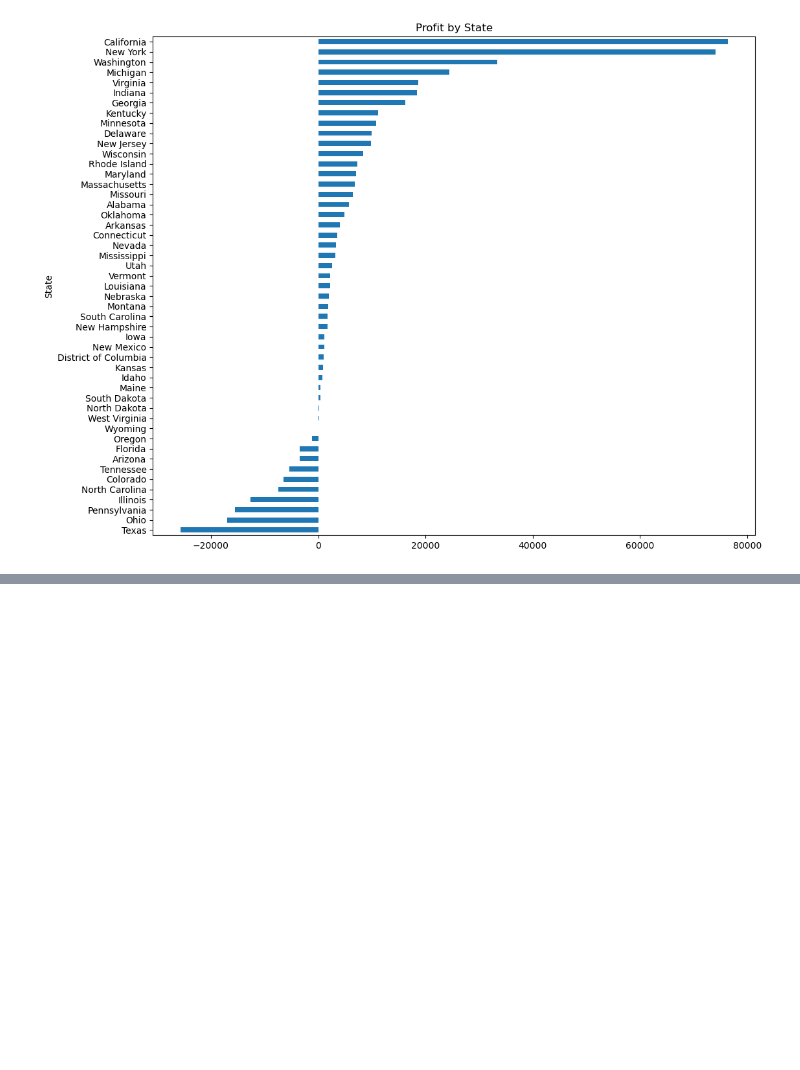
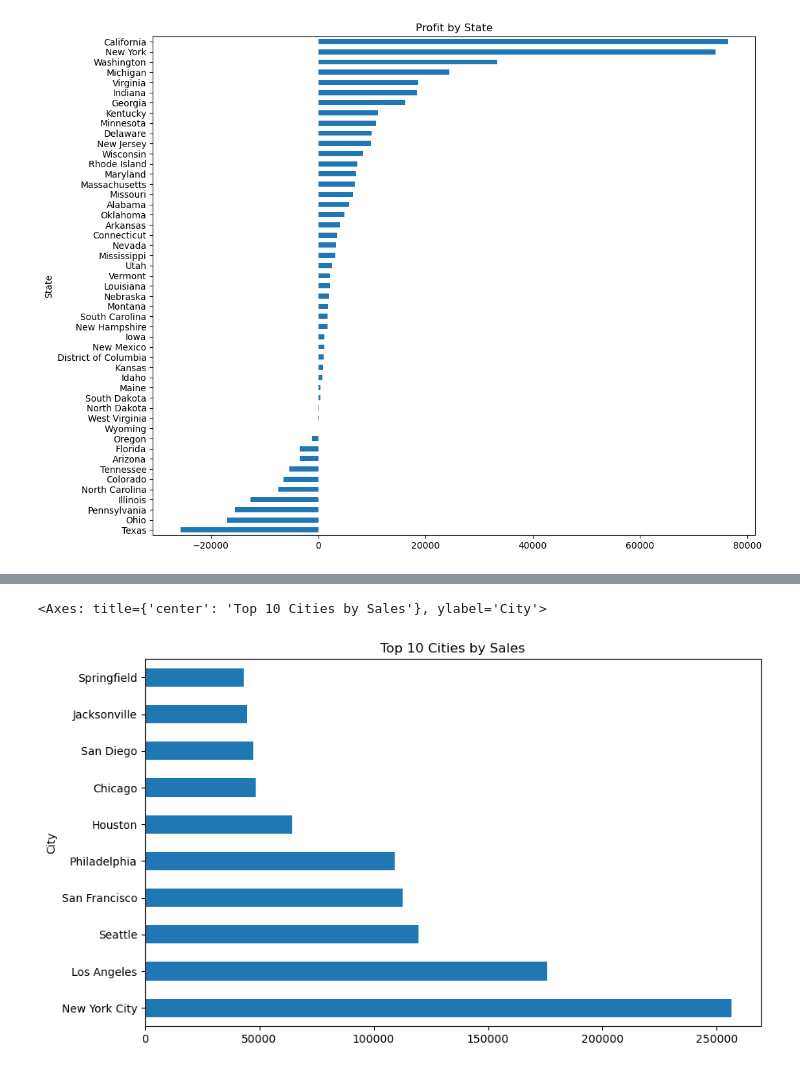
Before and after one commit to nikhilkanbarkar/data-science-and-machine-learning, a Jupyter notebook: Projects/SalesAnalysis/Notebook.ipynb, the cells around one changed output, grey strips where cells are left out. Cells and saved outputs as stored; diff of their text form; code cells hidden in the pictures; blank space fills up the shorter version.

Commit message:
Done with city and time analysis in the SalesAnalysis Project

```diff
--- a/Projects/SalesAnalysis/Notebook.ipynb
+++ b/Projects/SalesAnalysis/Notebook.ipynb
@@ -1080,0 +1091,8 @@ state_profit.sort_values().plot(
+# %%
+city_sales = (
+    sales_df.groupby("City")["Sales"]
+            .sum()
+            .sort_values(ascending=False)
+)
+
+print(city_sales)
@@ -1080,0 +1147,4 @@ state_profit.sort_values().plot(
+# %%
+top_city_sales = city_sales.head(10)
+
+print(top_city_sales)
@@ -1080,0 +1181,9 @@ state_profit.sort_values().plot(
+# %%
+top_city_sales.plot(
+    kind="barh",
+    figsize=(10,6),
+    title="Top 10 Cities by Sales"
+)
+# %% [output]
+<Axes: title={'center': 'Top 10 Cities by Sales'}, ylabel='City'>
+[figure, added]
```
Also changed, not shown: parts of 23 cells of this notebook.
